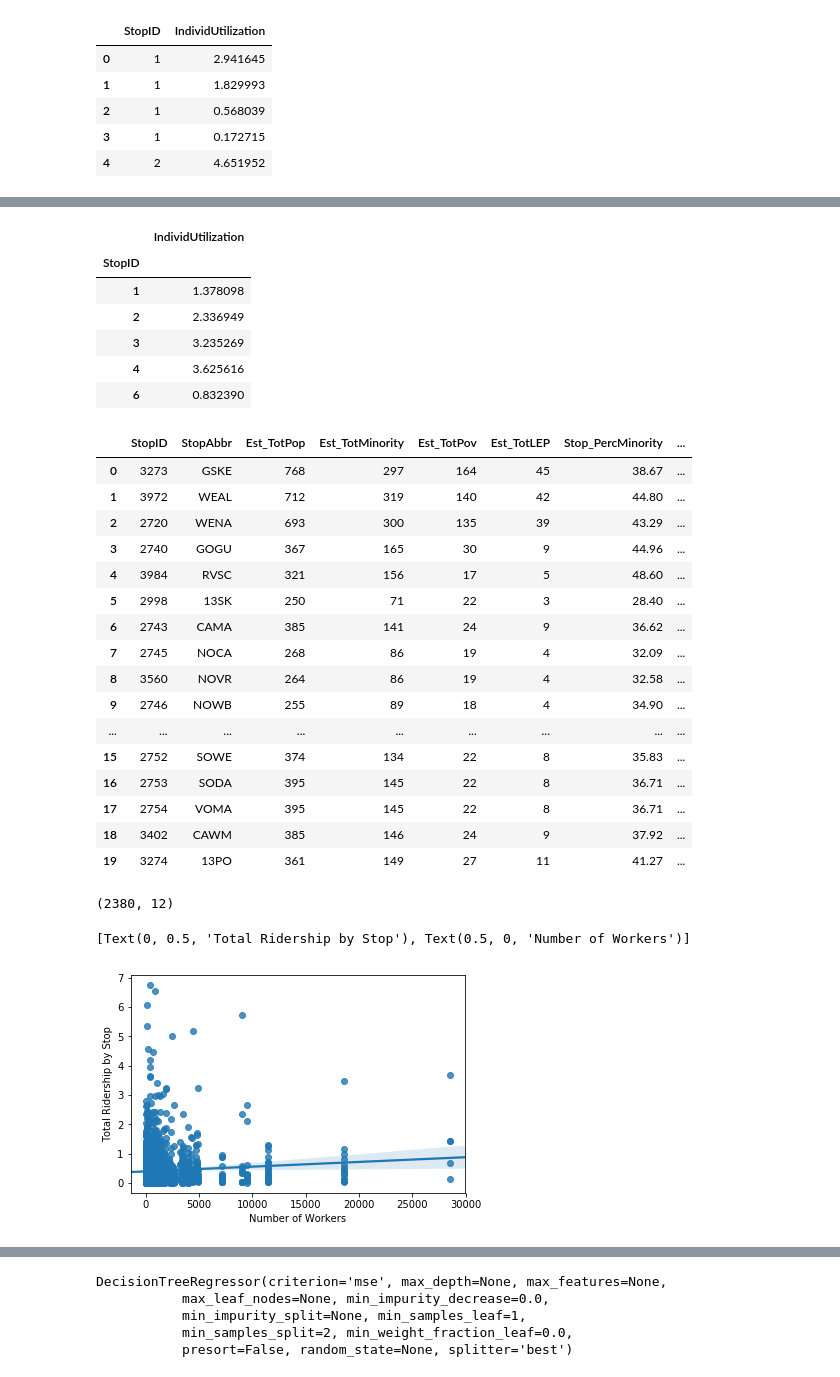
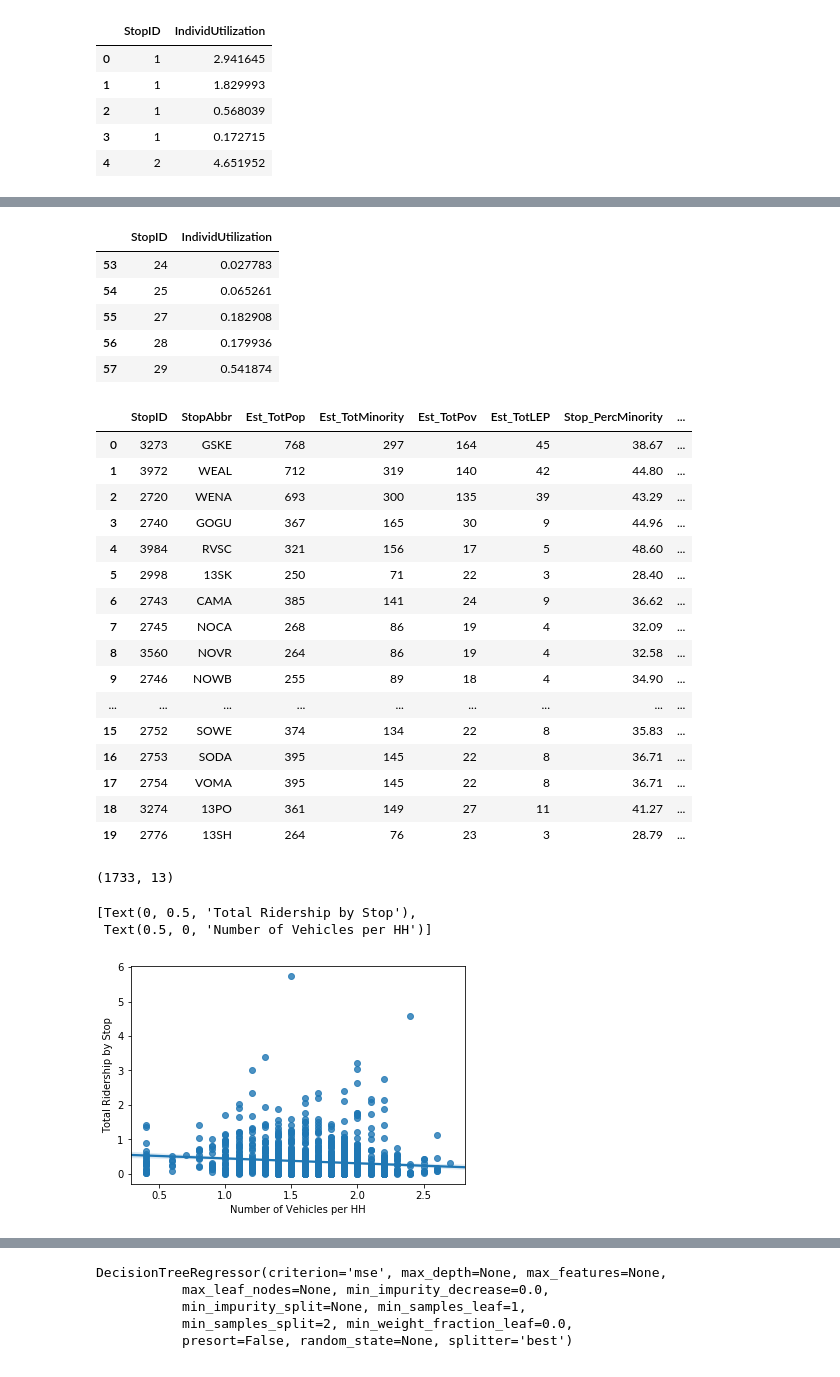
Before and after one commit to joy-kitson/bus-routes, a Jupyter notebook: src/BusMerging.ipynb, the cells around one changed output, grey strips where cells are left out. Cells and saved outputs as stored; diff of their text form; code cells hidden in the pictures.

Commit message:
Removed stops that included more than one route (i.e transfer stops) from the data

```diff
--- a/src/BusMerging.ipynb
+++ b/src/BusMerging.ipynb
@@ -6,7 +6,7 @@ import seaborn as sns
 orig = "/Users/HasanMahdi/Desktop/MATH512/Potential_Stops.csv"
 better = "/Users/HasanMahdi/Desktop/MATH512/DemoByStopsSIMPLIFIED-1.xlsx"
 # %%
-original = pd.read_csv(orig, usecols = ['StopId','NumberWorkers'])
+original = pd.read_csv(orig, usecols = ['StopId','NumberWorkers','AvgNumberVehiclesHH'])
 OtherSheet = pd.read_excel(better, sheet_name = 'Stop_DemosForArc', usecols = ['StopId','StopAbbr','Est_TotPop','Est_TotMinority','Est_TotPov','Est_TotLEP','Stop_PercMinority','Stop_PercPoverty', 'Stop_PercLEP','Est_Pop_Density_SqMile'])
 # %%
 original.head(10)
@@ -61,3 +61,3 @@ New.head(100)
 # %%
-x = pd.read_excel("/Users/HasanMahdi/Desktop/MATH512/Stop_Riders_Ranking_by_Route_Daily_Totals_May_2019.xls", sheet_name = "Arc2019May",usecols = ['StopID','IndividUtilization',])
+z = pd.read_excel("/Users/HasanMahdi/Desktop/MATH512/Stop_Riders_Ranking_by_Route_Daily_Totals_May_2019.xls", sheet_name = "Arc2019May",usecols = ['StopID','IndividUtilization',])
 # %%
@@ -75,3 +72,6 @@ x_new = x.groupby(['StopID']).mean()
+# %%
+v = z.StopID.value_counts()
+x_new = z[z.StopID.isin(v.index[v.lt(2)])]
 # %%
 x_new.head(10)
 # %% [output]
@@ -92,13 +91,12 @@ New.rename(columns={'StopId' : 'StopID'}, inplace=True)
 # %%
 x_new.head()
 # %% [output]
-|  | IndividUtilization |
-| StopID |  |
-| 1 | 1.378098 |
-| 2 | 2.336949 |
-| 3 | 3.235269 |
-| 4 | 3.625616 |
-| 6 | 0.832390 |
+|  | StopID | IndividUtilization |
+| 53 | 24 | 0.027783 |
+| 54 | 25 | 0.065261 |
+| 55 | 27 | 0.182908 |
+| 56 | 28 | 0.179936 |
+| 57 | 29 | 0.541874 |
 # %%
 good = pd.merge(New,x_new,on = "StopID",how = "inner")
 good.head(20)
@@ -118,15 +116,16 @@ good.head(20)
 | 15 | 2752 | SOWE | 374 | 134 | 22 | 8 | 35.83 | ... |
 | 16 | 2753 | SODA | 395 | 145 | 22 | 8 | 36.71 | ... |
 | 17 | 2754 | VOMA | 395 | 145 | 22 | 8 | 36.71 | ... |
-| 18 | 3402 | CAWM | 385 | 146 | 24 | 9 | 37.92 | ... |
-| 19 | 3274 | 13PO | 361 | 149 | 27 | 11 | 41.27 | ... |
+| 18 | 3274 | 13PO | 361 | 149 | 27 | 11 | 41.27 | ... |
+| 19 | 2776 | 13SH | 264 | 76 | 23 | 3 | 28.79 | ... |
 # %%
 good.shape
 # %% [output]
-(2380, 12)
+(1733, 13)
 # %%
-plt = sns.regplot(x=good['NumberWorkers'], y=good['IndividUtilization'])
-plt.set(xlabel='Number of Workers', ylabel='Total Ridership by Stop')
+plt = sns.regplot(x=good['AvgNumberVehiclesHH'], y=good['IndividUtilization'])
+plt.set(xlabel='Number of Vehicles per HH', ylabel='Total Ridership by Stop')
 # %% [output]
-[Text(0, 0.5, 'Total Ridership by Stop'), Text(0.5, 0, 'Number of Workers')]
+[Text(0, 0.5, 'Total Ridership by Stop'),
+ Text(0.5, 0, 'Number of Vehicles per HH')]
-[figure, old version]
+[figure, new version]
```
Also changed, not shown: parts of 21 cells of this notebook.
